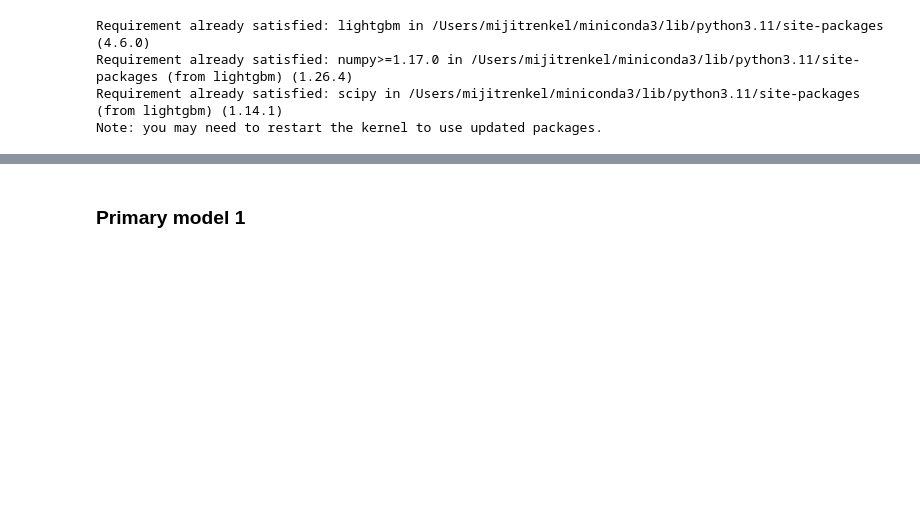
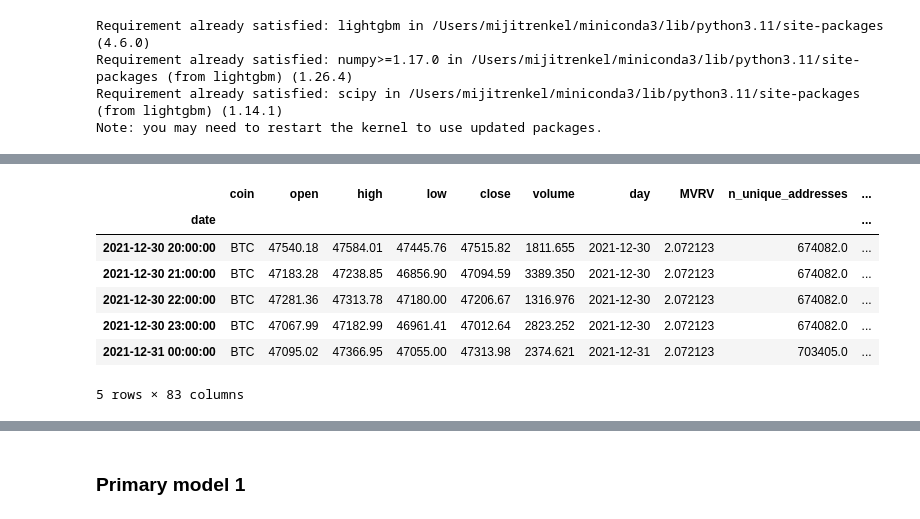
Before and after one commit to anyarjpt/stml, a Jupyter notebook: part2.ipynb, the cells around one changed output, grey strips where cells are left out. Saved outputs shown, nothing was run; the diff lists cells and outputs as text; code cells hidden in the pictures; blank space fills up the shorter version.

```diff
--- a/part2.ipynb
+++ b/part2.ipynb
@@ -140,0 +156,11 @@ prices.head()
+# %%
+prices.tail()
+# %% [output]
+|  | coin | open | high | low | close | volume | day | MVRV | n_unique_addresses | ... |
+| date |  |  |  |  |  |  |  |  |  | ... |
+| 2021-12-30 20:00:00 | BTC | 47540.18 | 47584.01 | 47445.76 | 47515.82 | 1811.655 | 2021-12-30 | 2.072123 | 674082.0 | ... |
+| 2021-12-30 21:00:00 | BTC | 47183.28 | 47238.85 | 46856.90 | 47094.59 | 3389.350 | 2021-12-30 | 2.072123 | 674082.0 | ... |
+| 2021-12-30 22:00:00 | BTC | 47281.36 | 47313.78 | 47180.00 | 47206.67 | 1316.976 | 2021-12-30 | 2.072123 | 674082.0 | ... |
+| 2021-12-30 23:00:00 | BTC | 47067.99 | 47182.99 | 46961.41 | 47012.64 | 2823.252 | 2021-12-30 | 2.072123 | 674082.0 | ... |
+| 2021-12-31 00:00:00 | BTC | 47095.02 | 47366.95 | 47055.00 | 47313.98 | 2374.621 | 2021-12-31 | 2.072123 | 703405.0 | ... |
+5 rows × 83 columns
```
Also changed, not shown: parts of 3 cells of this notebook.
